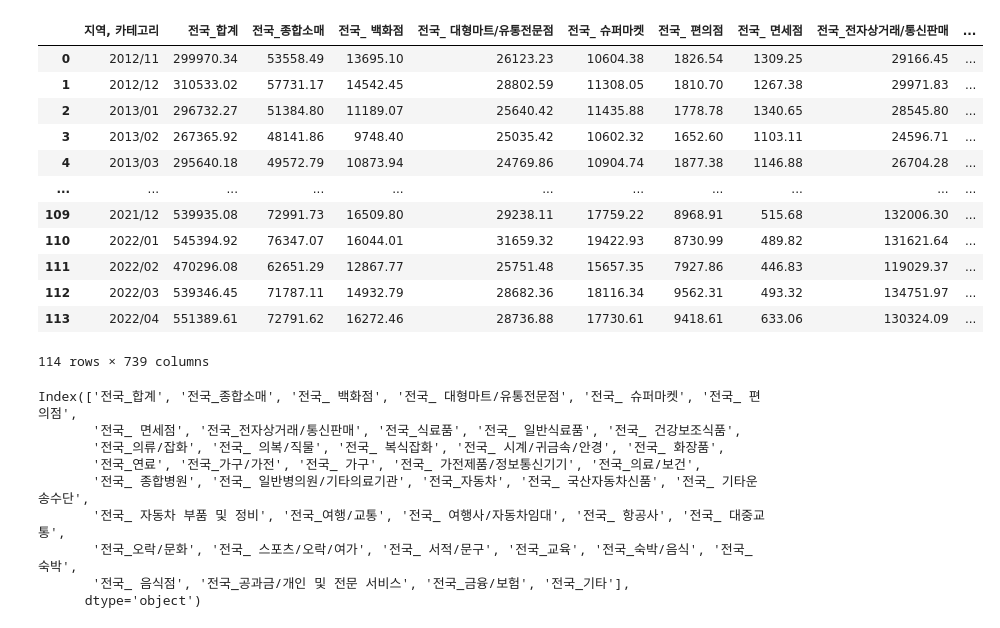
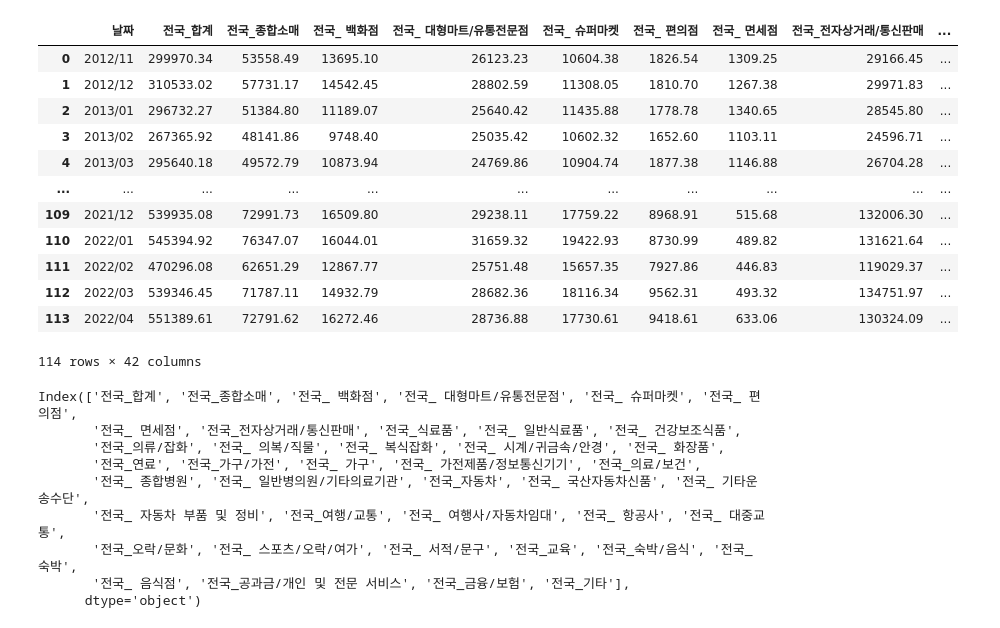
Before and after one commit to KJH3024/test, a Jupyter notebook: 프로젝트1/전국 신용카드.ipynb, the cells around one changed output. Saved outputs shown, nothing was run; the diff lists cells and outputs as text; code cells hidden in the pictures.

```diff
--- a/프로젝트1/전국 신용카드.ipynb
+++ b/프로젝트1/전국 신용카드.ipynb
@@ -1,11 +1,11 @@
 # %%
 import pandas as pd
 
 # csv파일 불러오기
-df = pd.read_csv('./csv/지역_유형별 신용카드_(단위_억).csv')
+df = pd.read_csv('./data/카드_전국.csv')
 df
 # %% [output]
-|  | 지역, 카테고리 | 전국_합계 | 전국_종합소매 | 전국_ 백화점 | 전국_ 대형마트/유통전문점 | 전국_ 슈퍼마켓 | 전국_ 편의점 | 전국_ 면세점 | 전국_전자상거래/통신판매 | ... |
+|  | 날짜 | 전국_합계 | 전국_종합소매 | 전국_ 백화점 | 전국_ 대형마트/유통전문점 | 전국_ 슈퍼마켓 | 전국_ 편의점 | 전국_ 면세점 | 전국_전자상거래/통신판매 | ... |
 | 0 | 2012/11 | 299970.34 | 53558.49 | 13695.10 | 26123.23 | 10604.38 | 1826.54 | 1309.25 | 29166.45 | ... |
 | 1 | 2012/12 | 310533.02 | 57731.17 | 14542.45 | 28802.59 | 11308.05 | 1810.70 | 1267.38 | 29971.83 | ... |
 | 2 | 2013/01 | 296732.27 | 51384.80 | 11189.07 | 25640.42 | 11435.88 | 1778.78 | 1340.65 | 28545.80 | ... |
@@ -17,7 +17,7 @@ df
 | 111 | 2022/02 | 470296.08 | 62651.29 | 12867.77 | 25751.48 | 15657.35 | 7927.86 | 446.83 | 119029.37 | ... |
 | 112 | 2022/03 | 539346.45 | 71787.11 | 14932.79 | 28682.36 | 18116.34 | 9562.31 | 493.32 | 134751.97 | ... |
 | 113 | 2022/04 | 551389.61 | 72791.62 | 16272.46 | 28736.88 | 17730.61 | 9418.61 | 633.06 | 130324.09 | ... |
-114 rows × 739 columns
+114 rows × 42 columns
 # %%
 # 날짜 컬럼 "/" 제거
 df["지역, 카테고리"] = df["지역, 카테고리"].str.replace("/", "")
```
